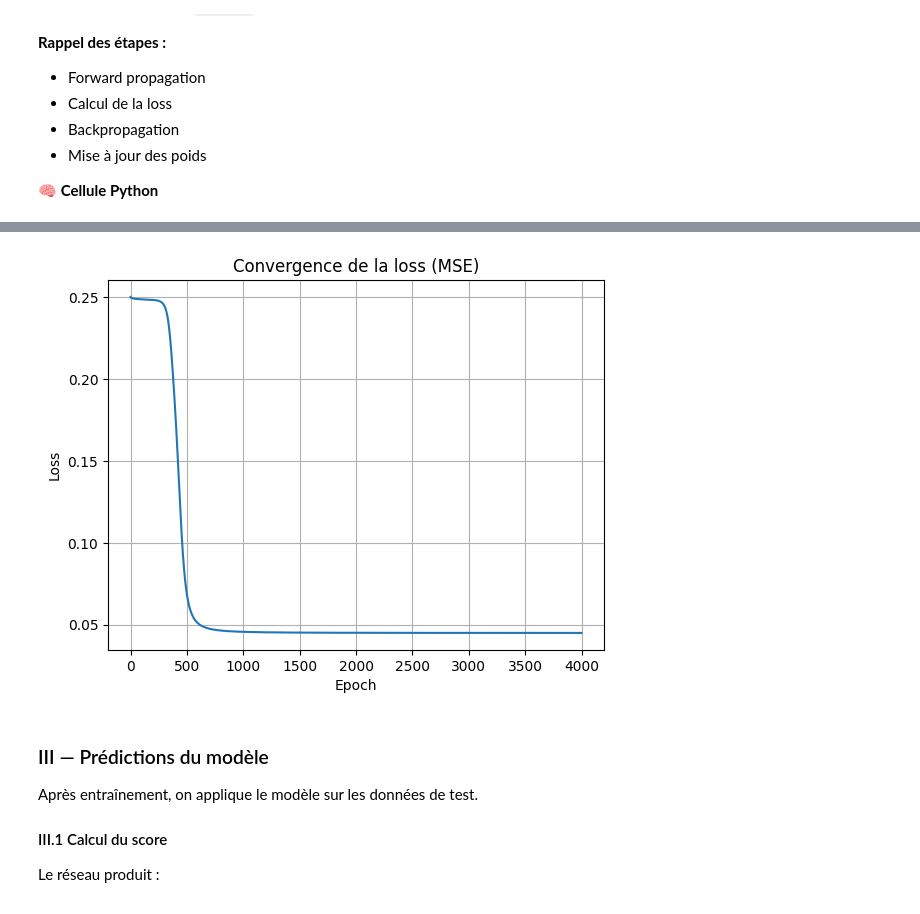
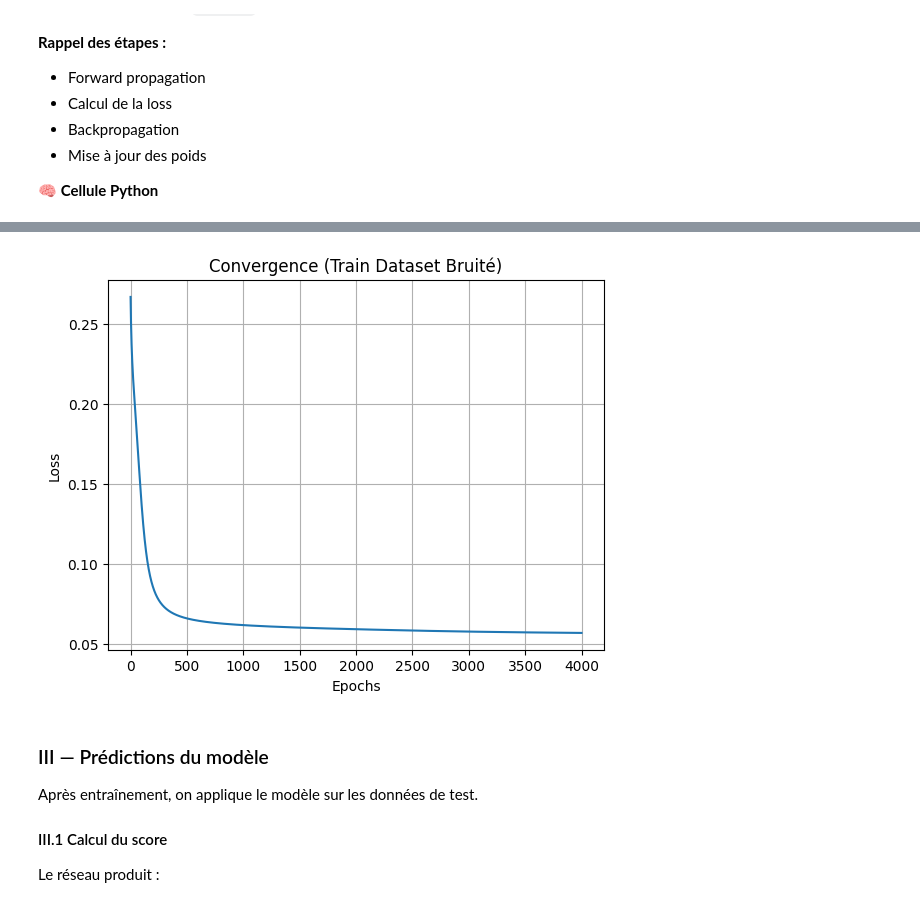
Before and after one commit to Mochatr/python_for_AI, a Jupyter notebook: TP_2/TP_NumPy_Matplotlib_Fonction_Activation_Mini_Reseau_Neurone_XOR.ipynb, the cells around one changed output, grey strips where cells are left out. Cells and saved outputs as stored; diff of their text form; code cells hidden in the pictures.

```diff
--- a/TP_2/TP_NumPy_Matplotlib_Fonction_Activation_Mini_Reseau_Neurone_XOR.ipynb
+++ b/TP_2/TP_NumPy_Matplotlib_Fonction_Activation_Mini_Reseau_Neurone_XOR.ipynb
@@ -777,11 +822,8 @@ $
 
 #### 🧠 Cellule Python (à compléter)
 # %%
-# TODO
+def mse(y_hat, y):
+    return np.mean((y_hat - y) ** 2)
 
-def mse(y_hat, y):
-    return None
-
-
-print("Loss:", mse(y_hat, y))
+print("Loss:", mse(y_hat, y_xor))
 # %% [output]
@@ -1103,13 +1164,17 @@ Cela permet d’estimer la **capacité de généralisation** du modèle.
 
 🧠 **Cellule Python**
 # %%
-# TODO
 def split_dataset(x, y, test_ratio=0.2, seed=0):
+    np.random.seed(seed)
+    indices = np.arange(x.shape[0])
+    np.random.shuffle(indices)
 
-    return x_train, x_test, y_train, y_test
+    split_index = int(x.shape[0] * (1 - test_ratio))
+    train_idx, test_idx = indices[:split_index], indices[split_index:]
 
+    return x[train_idx], x[test_idx], y[train_idx], y[test_idx]
 
-x_train, x_test, y_train, y_test = split_dataset(x, y)
+x_train, x_test, y_train, y_test = split_dataset(x_noisy, y_noisy)
 
 print("x_Train size :", x_train.shape)
 print("x_Test size :", x_test.shape)
@@ -1144,16 +1209,19 @@ hyperparams = {
     "learning_rate": 0.8,
     "epochs": 4000
 }
-# TODO: initialiser W1, b1, W2, b2
-None
-# TODO - Vérification des shapes : W1: (2,3), b1: (1,3), W2: (3,1), b2: (1,1)
-None
-# TODO - Affichage de W1 , b1 , W2 , b2
-None
+# Initialisation des poids
+W1_n = np.random.randn(2, 3)
+b1_n = np.zeros((1, 3))
+W2_n = np.random.randn(3, 1)
+b2_n = np.zeros((1, 1))
 
-W1, b1, W2, b2, losses = train(
-    None
-)
+# Entraînement
+W1_n, b1_n, W2_n, b2_n, losses_n = train(x_train, y_train, W1_n, b1_n, W2_n, b2_n, lr=0.5, epochs=4000)
 
-# TODO
+plt.plot(losses_n)
+plt.title("Convergence (Train Dataset Bruité)")
+plt.xlabel("Epochs")
+plt.ylabel("Loss")
+plt.grid(True)
+plt.show()
 # %% [output]
@@ -1177,4 +1238,4 @@ epoch=3600  loss=0.044896
-[figure, old version]
+[figure, new version]
 # %% [markdown]
 ### III — Prédictions du modèle
 
```
Also changed, not shown: parts of 24 cells of this notebook, 1 other file.
